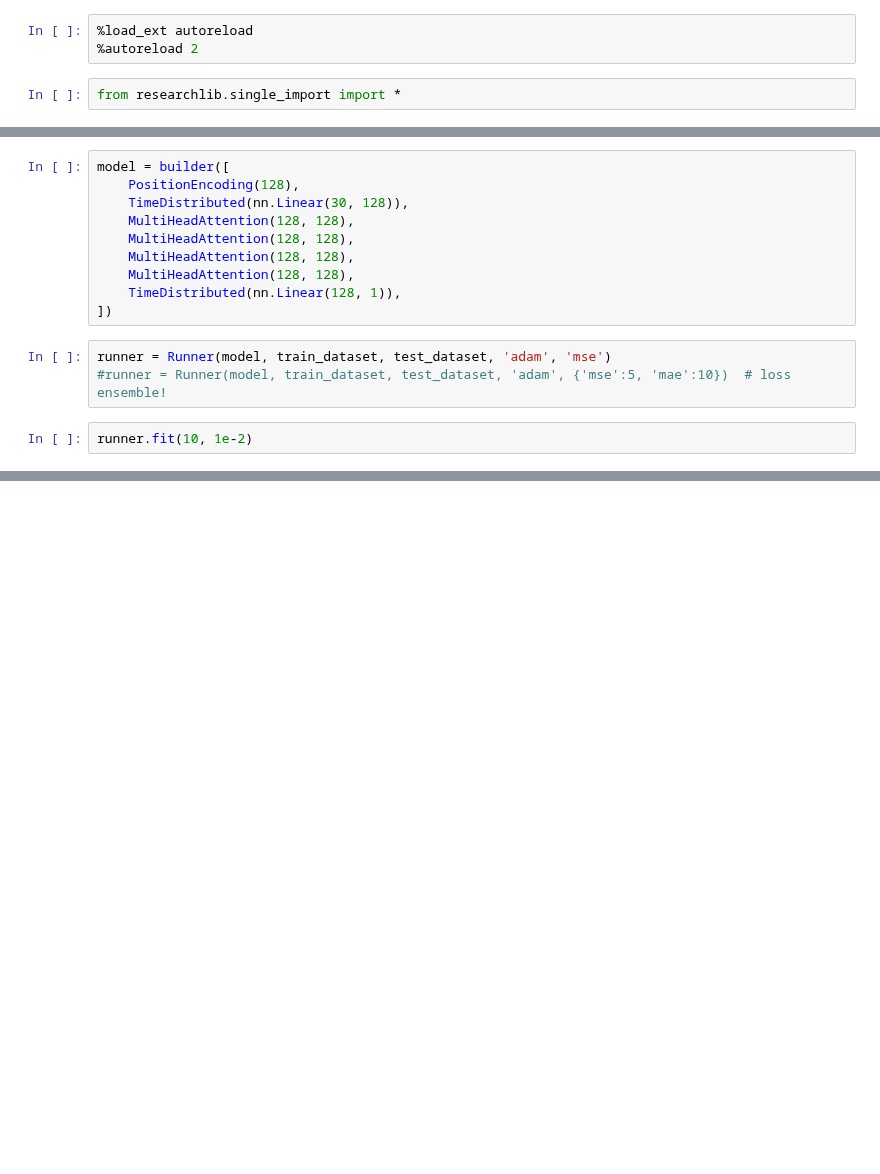
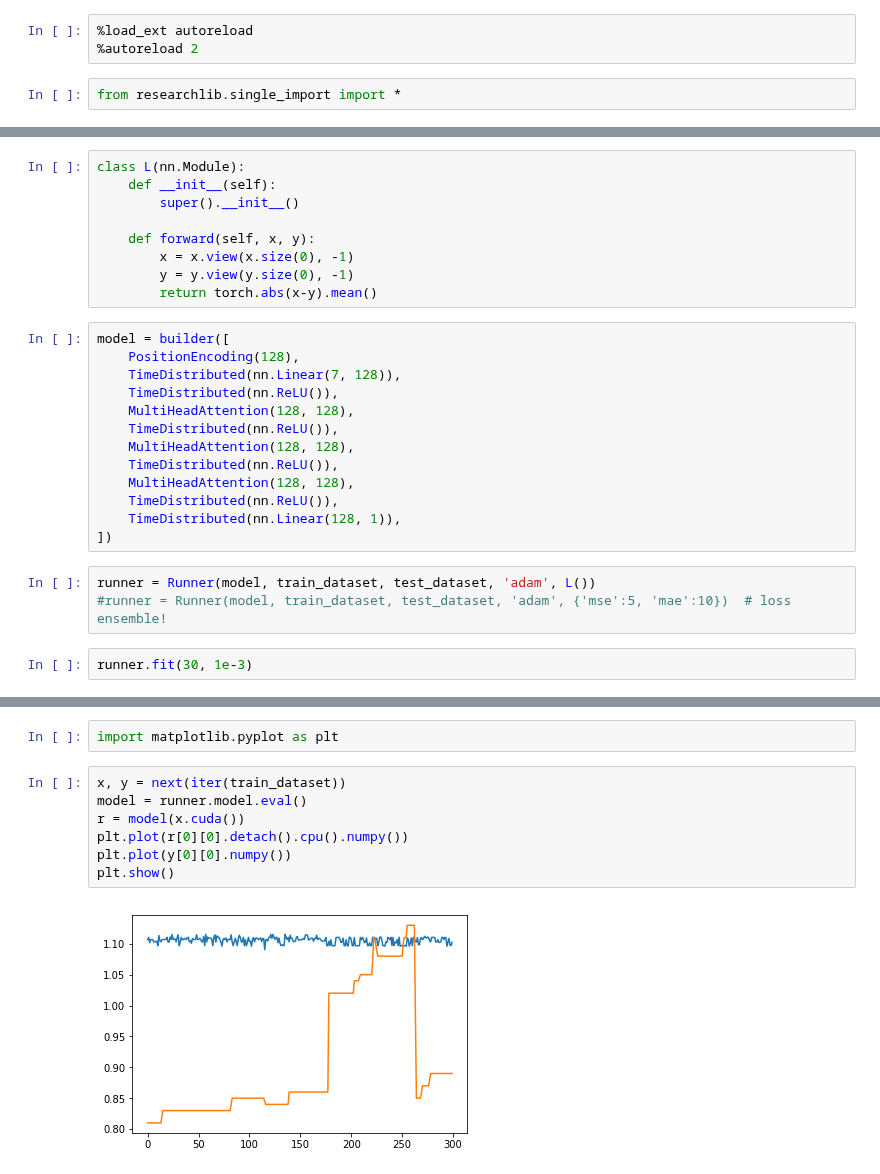
Before and after one commit to CorcovadoMing/Researchlib, a Jupyter notebook: Exp_transformer.ipynb, the cells around one changed output, grey strips where cells are left out. Cells and saved outputs as stored; diff of their text form; blank space fills up the shorter version.

```diff
--- a/Exp_transformer.ipynb
+++ b/Exp_transformer.ipynb
@@ -15,18 +17,30 @@ test_dataset = FromNumpy(test_x, test_y, batch_size=128)
+# %%
+class L(nn.Module):
+    def __init__(self):
+        super().__init__()
+
+    def forward(self, x, y):
+        x = x.view(x.size(0), -1)
+        y = y.view(y.size(0), -1)
+        return torch.abs(x-y).mean()
 # %%
 model = builder([
     PositionEncoding(128),
-    TimeDistributed(nn.Linear(30, 128)),
+    TimeDistributed(nn.Linear(7, 128)),
+    TimeDistributed(nn.ReLU()),
     MultiHeadAttention(128, 128),
+    TimeDistributed(nn.ReLU()),
     MultiHeadAttention(128, 128),
+    TimeDistributed(nn.ReLU()),
     MultiHeadAttention(128, 128),
-    MultiHeadAttention(128, 128),
+    TimeDistributed(nn.ReLU()),
     TimeDistributed(nn.Linear(128, 1)),
 ])
 # %%
-runner = Runner(model, train_dataset, test_dataset, 'adam', 'mse')
+runner = Runner(model, train_dataset, test_dataset, 'adam', L())
 #runner = Runner(model, train_dataset, test_dataset, 'adam', {'mse':5, 'mae':10})  # loss ensemble!
 # %%
-runner.fit(10, 1e-2)
+runner.fit(30, 1e-3)
 # %% [output]
 [interactive output not drawn]
 [interactive output not drawn]
@@ -45,0 +60,11 @@ runner.fit(10, 1e-2)
+# %%
+import matplotlib.pyplot as plt
+# %%
+x, y = next(iter(train_dataset))
+model = runner.model.eval()
+r = model(x.cuda())
+plt.plot(r[0][0].detach().cpu().numpy())
+plt.plot(y[0][0].numpy())
+plt.show()
+# %% [output]
+[figure, added]
```
Also changed, not shown: parts of 10 cells of this notebook, 4 other files.
